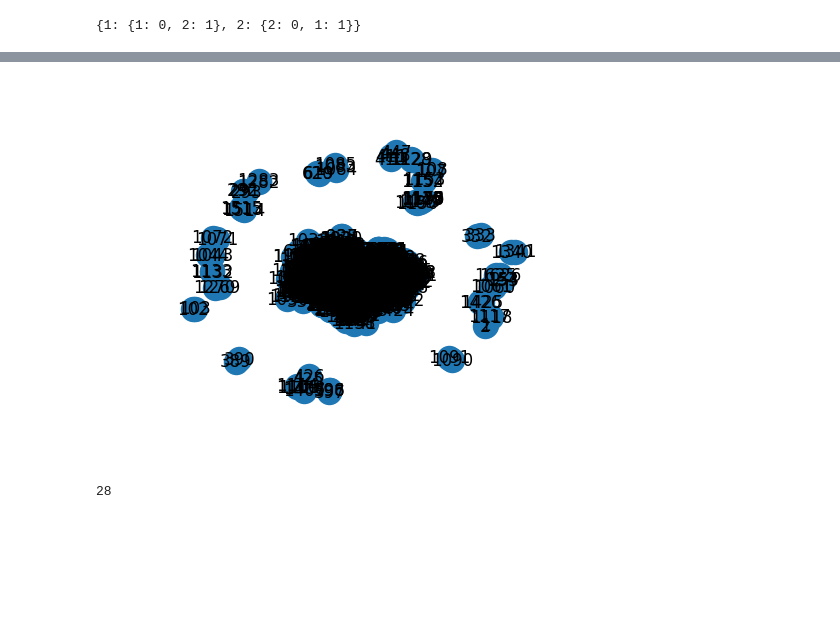
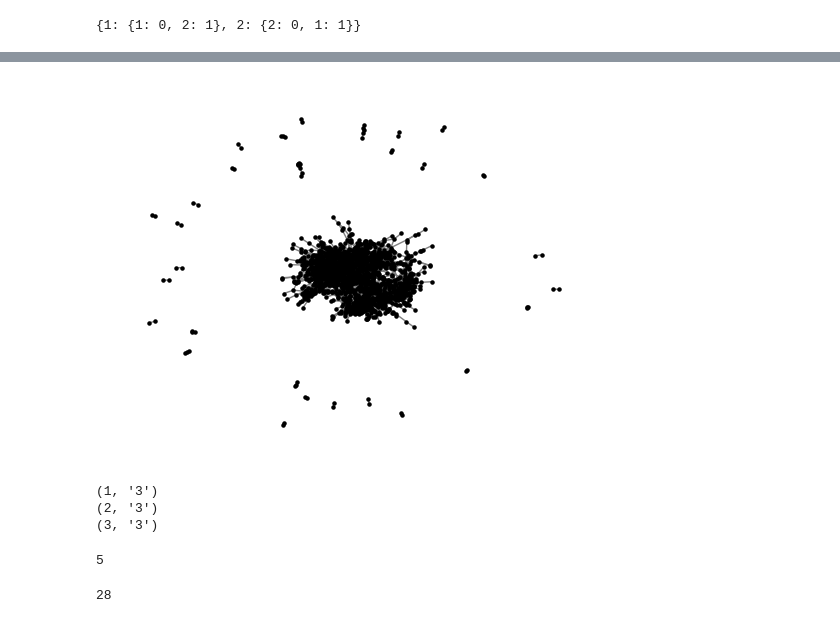
Before and after one commit to Eldadkro/ShapeOfData, a Jupyter notebook: first-runs.ipynb, the cells around one changed output, grey strips where cells are left out. Saved outputs shown, nothing was run; the diff lists cells and outputs as text; code cells hidden in the pictures; blank space fills up the shorter version.

```diff
--- a/first-runs.ipynb
+++ b/first-runs.ipynb
@@ -126,17 +126,33 @@ plt.show()
 # %%
-G= gtl.read_graph_from_edgelist("networks/memalia-big/mammalia-voles-bhp-trapping.edges")
+G = gtl.read_graph_from_edgelist(
+    "networks-random/memalia-big/mammalia-voles-bhp-trapping.edges"
+)
 options = {
     "font_size": 20,
-    "node_size": 50,
-    "node_color": (1, 1, 1),
-    "edgecolors": "black",
+    "node_size": 5,
+    "node_color": (0, 0, 0),
+    "edge_color": "grey",
     "linewidths": 1,
     "width": 1,
+    "with_labels": False,
 }
-nx.draw_networkx(G)
+nx.draw_networkx(G, **options)
 ax = plt.gca()
-ax.margins(0.20)
 plt.axis("off")
 plt.show()
 # %% [output]
-[figure, old version]
+[figure, new version]
+# %%
+a = [1,2,3]
+b = ("3" for i in range(3))
+
+for res in zip(a,b):
+    print(res)
+# %% [output]
+(1, '3')
+(2, '3')
+(3, '3')
+# %%
+inva.NUM_OF_PROCESSES
+# %% [output]
+5
```
Also changed, not shown: parts of 9 cells of this notebook, 27 other files.
